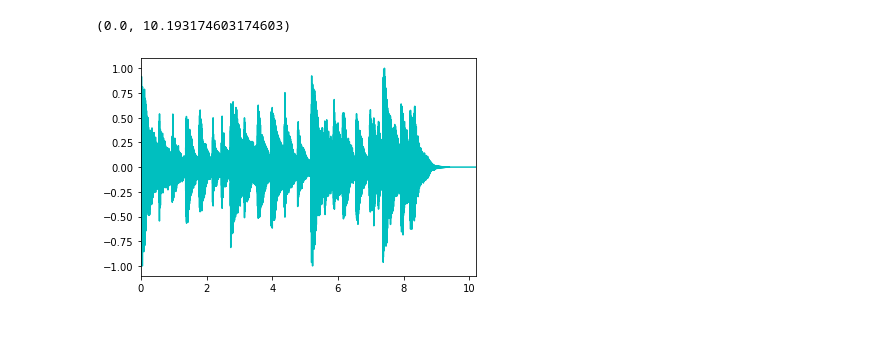
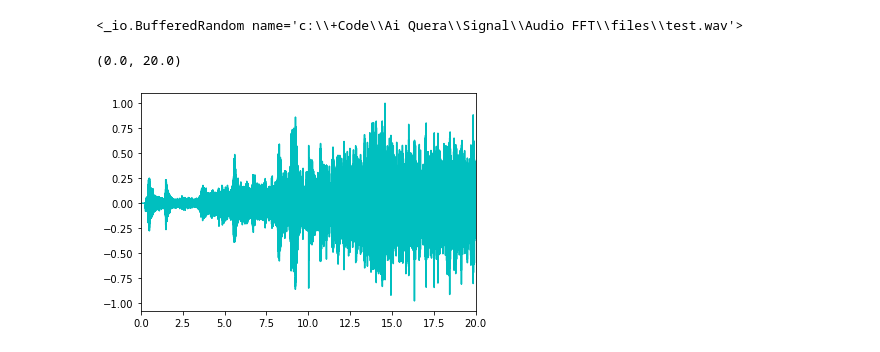
Before and after one commit to CenaAshoori/Signal-Processing, a Jupyter notebook: Audio FFT/audio_FFT.ipynb, the cells around one changed output. Drawn from its saved outputs; the diff is of its cells as text; code cells hidden in the pictures.

Commit message:
add converter

```diff
--- a/Audio FFT/audio_FFT.ipynb
+++ b/Audio FFT/audio_FFT.ipynb
@@ -1,3 +1,16 @@
+# %%
+from sys import path
+from pydub import AudioSegment
+
+# files
+src = path[0] + "\\files\\voice2.ogg"
+dst = path[0] + "\\files\\test.wav"
+
+# convert wav to mp3
+sound = AudioSegment.from_ogg(src)
+sound.export(dst, format="wav")
+# %% [output]
+<_io.BufferedRandom name='c:\\+Code\\Ai Quera\\Signal\\Audio FFT\\files\\test.wav'>
 # %%
 from scipy.io import wavfile
 import sys
@@ -5,25 +18,25 @@ import playsound
 
 dir = sys.path[0] + "\\files\\"
 # file = dir + "crow.wav"
-file = dir + "piano.wav"
+# file = dir + "piano.wav"
+file = dir + "test.wav"
 sample_rate, data = wavfile.read(file)
-
 playsound.playsound(file)
 # %%
 import matplotlib.pyplot as plt
 import numpy as np
 
-signal = data[:,1]
+signal = data
 max_signal = max(max(signal),abs(min(signal)))
 normal_signal = signal / max_signal
 length = data.shape[0] / sample_rate
 sample_dens = np.linspace(0, length, data.shape[0])
 
 plt.plot(sample_dens, normal_signal, color="c")
 plt.xlim(0, length)
 # %% [output]
-(0.0, 10.193174603174603)
+(0.0, 20.0)
-[figure, old version]
+[figure, new version]
 # %%
 noise = np.random.randn(signal.shape[0])
 # print(normal_noise)
```
Also changed, not shown: parts of 3 cells of this notebook, 1 other file.
